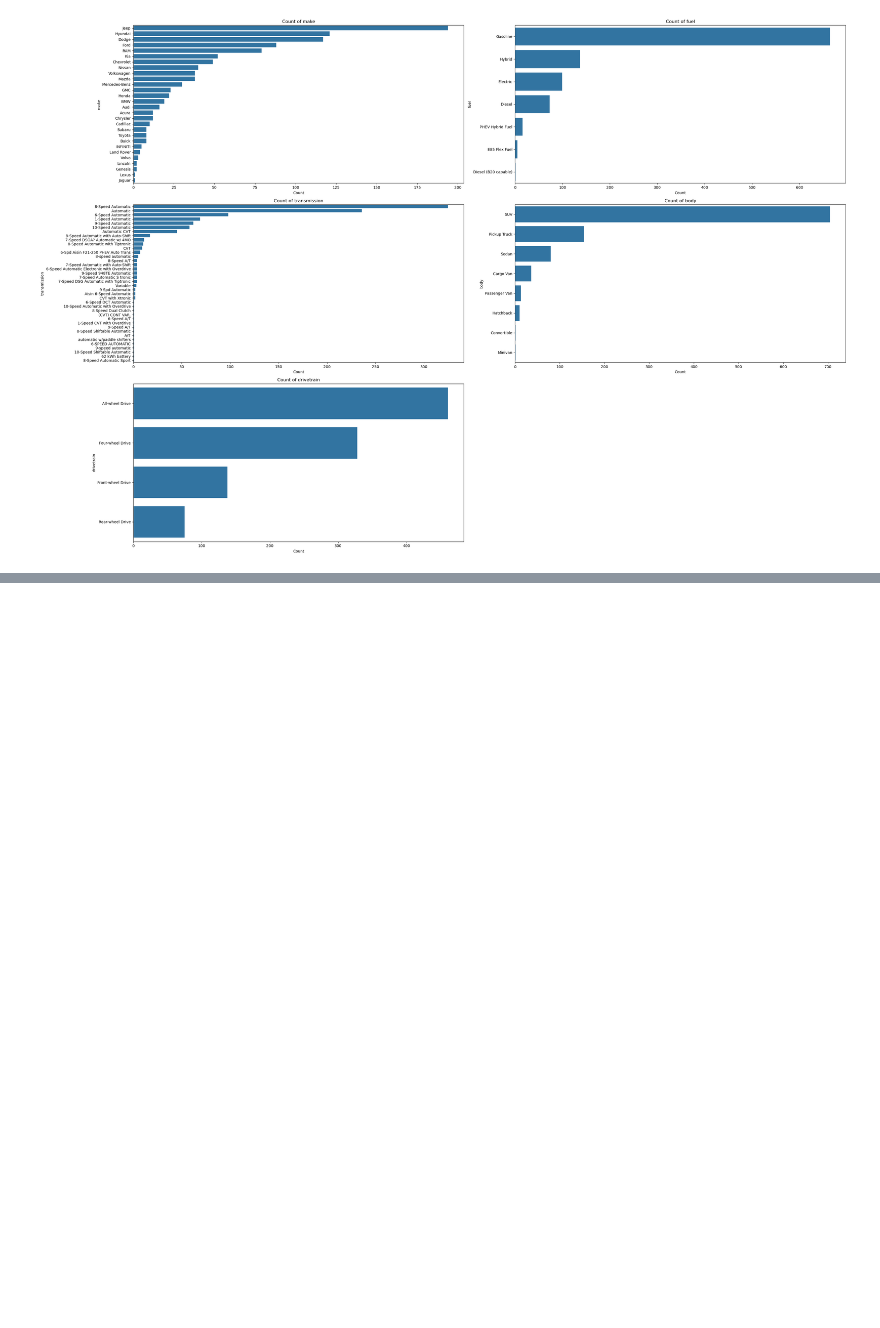
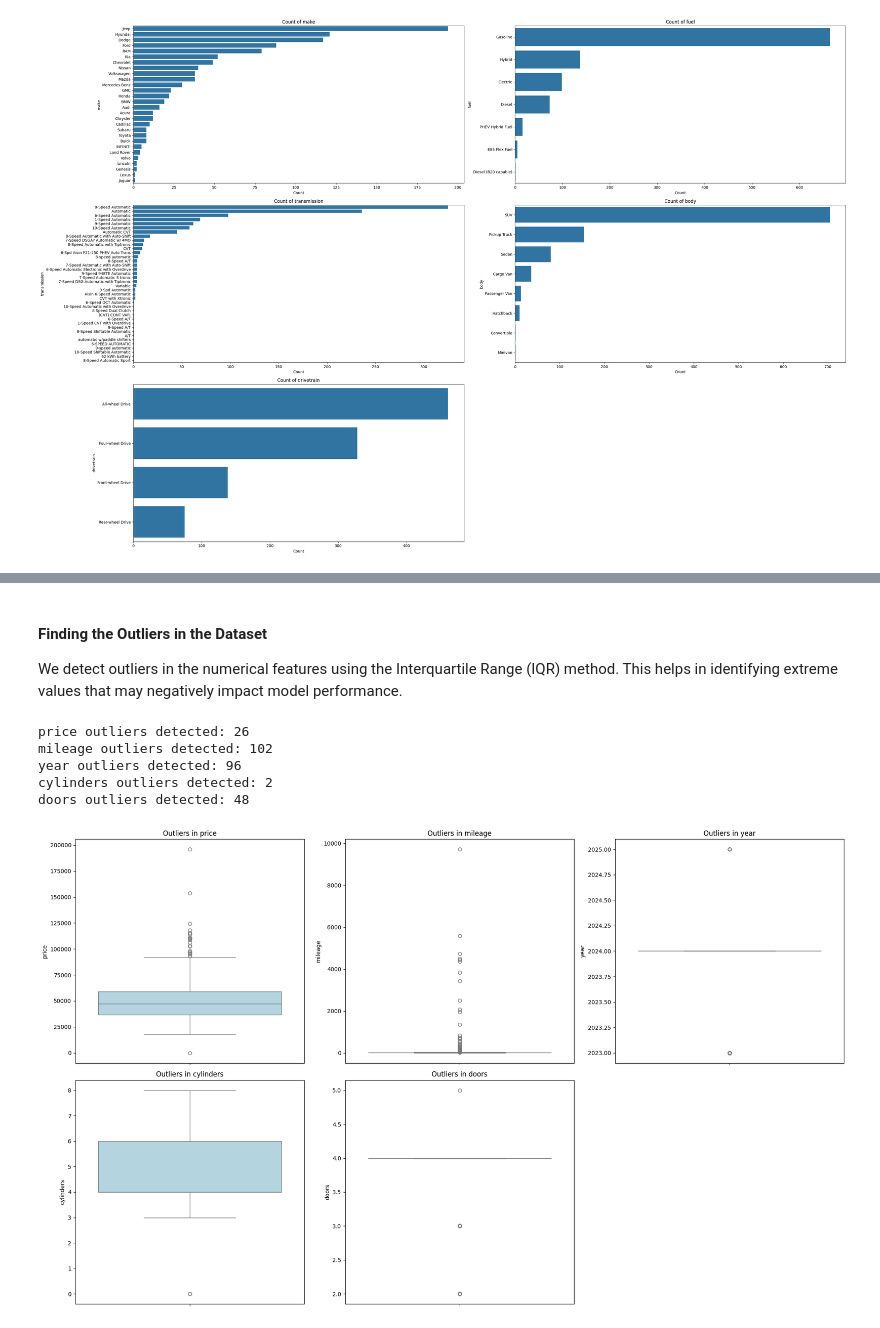
Before and after one commit to JaspreetSingh-exe/Vehicle-Price-Prediction, a Jupyter notebook: price_prediction.ipynb, the cells around one changed output, grey strips where cells are left out. Cells and saved outputs as stored; diff of their text form; code cells hidden in the pictures; blank space fills up the shorter version.

```diff
--- a/price_prediction.ipynb
+++ b/price_prediction.ipynb
@@ -132,0 +168,19 @@ plot_categorical_counts(vehicle_data, categorical_features)
+# %%
+selected_features = [
+    'make',
+    'model',
+    'year',
+    'cylinders',
+    'fuel',
+    'mileage',
+    'transmission',
+    'body',
+    'doors',
+    'drivetrain',
+    'price'
+]
+
+# Create refined dataset
+refined_data = vehicle_data[selected_features].copy()
+print(f"Refined dataset shape: {refined_data.shape}")
+refined_data.head()
@@ -132,0 +195,36 @@ plot_categorical_counts(vehicle_data, categorical_features)
+# %% [markdown]
+#### Finding the Outliers in the Dataset
+
+We detect outliers in the numerical features using the Interquartile Range (IQR) method. This helps in identifying extreme values that may negatively impact model performance.
+# %%
+def detect_outliers_iqr(df, column):
+    Q1 = df[column].quantile(0.25)
+    Q3 = df[column].quantile(0.75)
+    IQR = Q3 - Q1
+    lower_bound = Q1 - 1.5 * IQR
+    upper_bound = Q3 + 1.5 * IQR
+    return df[(df[column] < lower_bound) | (df[column] > upper_bound)]
+
+numerical_features = ['price', 'mileage', 'year', 'cylinders', 'doors']
+for feature in numerical_features:
+    outliers = detect_outliers_iqr(refined_data, feature)
+    print(f"{feature} outliers detected: {len(outliers)}")
+# %% [output]
+price outliers detected: 26
+mileage outliers detected: 102
+year outliers detected: 96
+cylinders outliers detected: 2
+doors outliers detected: 48
+# %%
+def plot_outliers(df, numerical_features):
+    plt.figure(figsize=(20, 12))
+    for i, feature in enumerate(numerical_features):
+        plt.subplot(2, (len(numerical_features) + 1) // 2, i + 1)
+        sns.boxplot(y=df[feature], color='lightblue')
+        plt.title(f'Outliers in {feature}')
+    plt.tight_layout()
+    plt.show()
+
+plot_outliers(refined_data, numerical_features)
+# %% [output]
+[figure, added]
```
Also changed, not shown: parts of 61 cells of this notebook, 4 other files.
